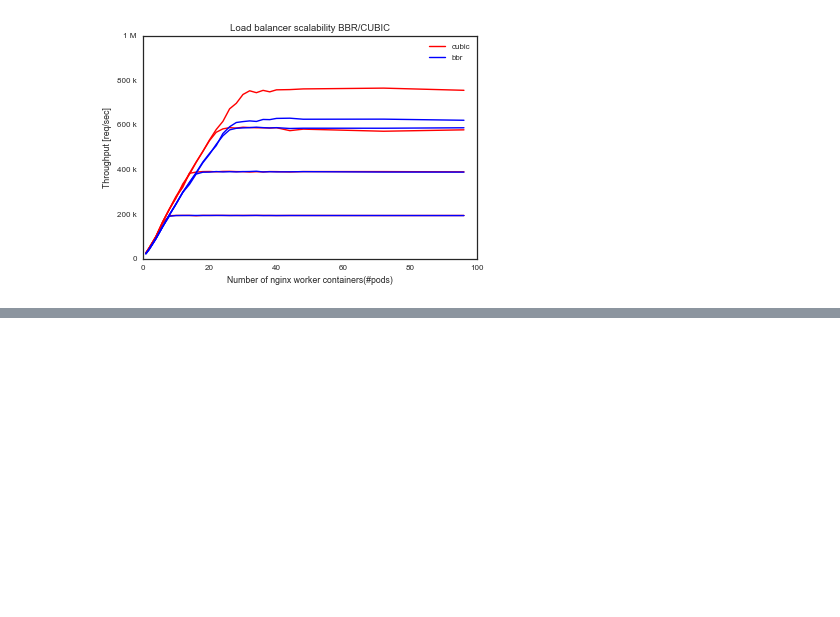
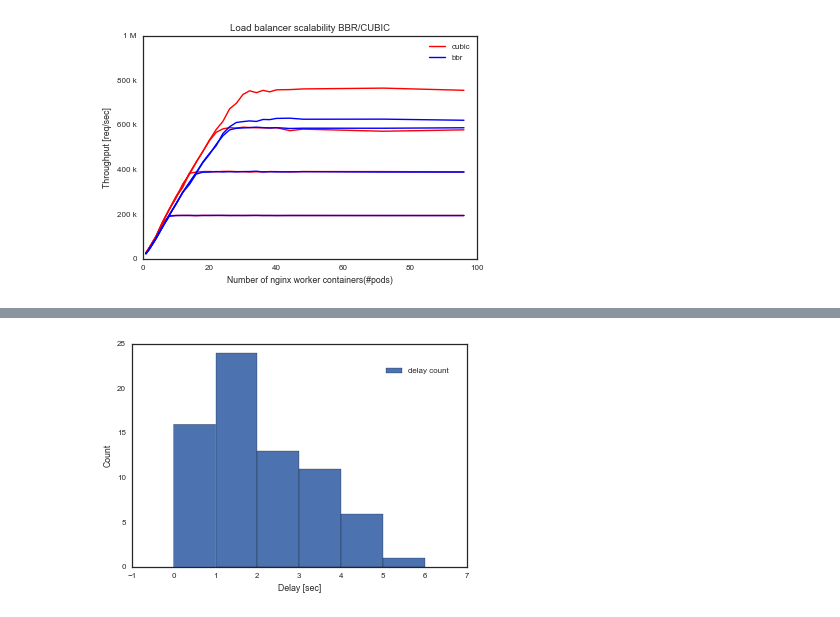
Before and after one commit to ktaka-ccmp/kube-lb-bench, a Jupyter notebook: KuruwaNew/ECMP_FIGS.ipynb, the cells around one changed output, grey strips where cells are left out. Cells and saved outputs as stored; diff of their text form; code cells hidden in the pictures; blank space fills up the shorter version.

```diff
--- a/KuruwaNew/ECMP_FIGS.ipynb
+++ b/KuruwaNew/ECMP_FIGS.ipynb
@@ -577,0 +822,18 @@ plt.show()
+# %%
+fig = plt.figure(figsize=(6, 4))
+ax1 = fig.add_subplot(111)
+
+#d3 = np.loadtxt("Try01_cubic/response_0844/lbnum2.csv",usecols=(0,3), delimiter=',', unpack=True, skiprows=0)
+d3 = np.loadtxt("Try01_cubic/response_1836/lbnum2.csv",usecols=(0,3), delimiter=',', unpack=True, skiprows=0)
+
+ax1.hist(d3[1], bins=6, range=(0, 6), label='delay count')
+ax1.legend(loc=(0.75,0.85))
+ax1.set_xlim(-1,7)
+ax1.set_ylabel('Count')
+ax1.set_xlabel('Delay [sec]')
+
+plt.savefig('ECMP_FIGS/ecmp_delay_histgram_ieice.png', bbox_inches="tight", dpi=300)
+
+plt.show()
+# %% [output]
+[figure, added]
```
Also changed, not shown: parts of 5 cells of this notebook, 10 other files.
